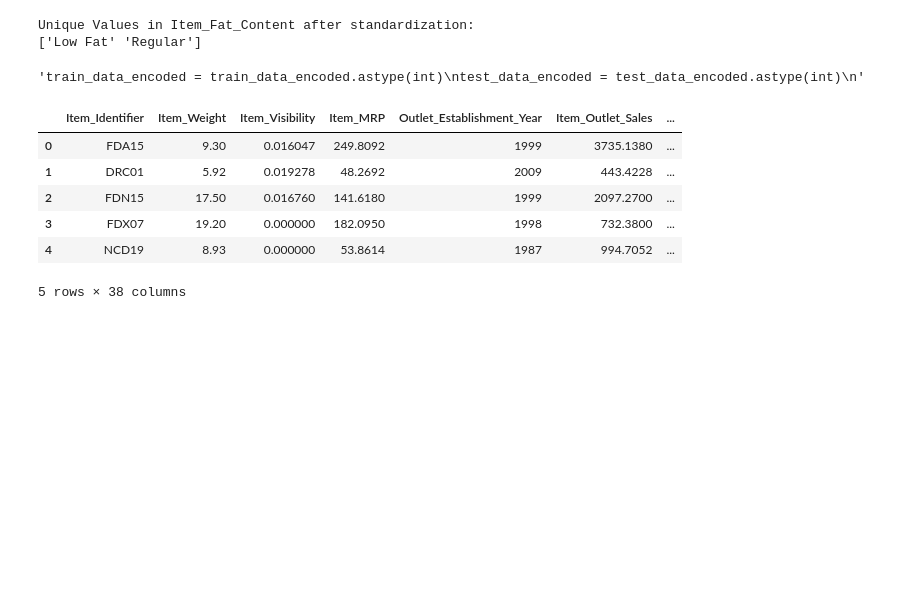
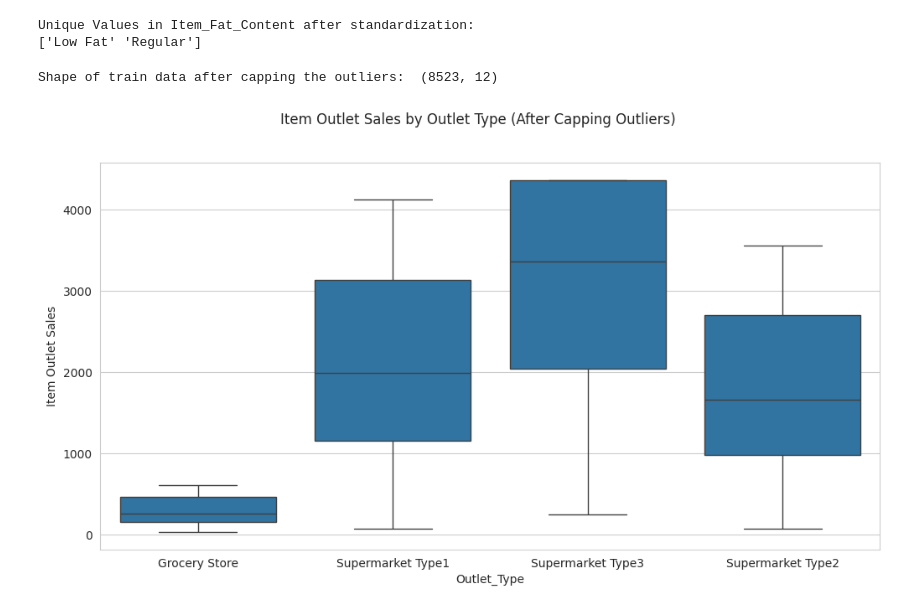
Before and after one commit to AromaDsouza/BigMart_Sales_Prediction, a Jupyter notebook: BigMart_Sales_Prediction.ipynb, the cells around one changed output. Saved outputs shown, nothing was run; the diff lists cells and outputs as text; code cells hidden in the pictures; blank space fills up the shorter version.

```diff
--- a/BigMart_Sales_Prediction.ipynb
+++ b/BigMart_Sales_Prediction.ipynb
@@ -371,6 +372,40 @@ print(train_data['Item_Fat_Content'].unique())
 # %% [output]
 Unique Values in Item_Fat_Content after standardization:
 ['Low Fat' 'Regular']
+# %%
+def cap_outliers(df, column):
+  Q1 = df[column].quantile(0.25)
+  Q3 = df[column].quantile(0.75)
+  IQR = Q3 - Q1
+  lower_bound = Q1 - 1.5 * IQR
+  upper_bound = Q1 + 1.5 * IQR
+
+  df[column] = np.where(df[column] < lower_bound, lower_bound, df[column])
+  df[column] = np.where(df[column] > upper_bound, upper_bound, df[column])
+  return df
+
+def cap_outliers_grouped(df, column, group_by_column):
+  df = df.groupby(group_by_column, group_keys=False).apply(lambda x: cap_outliers(x.copy(), column).reset_index(drop=True))
+  return df
+
+train_data = cap_outliers_grouped(train_data, 'Item_Outlet_Sales', 'Outlet_Type')
+train_data = cap_outliers_grouped(train_data, 'Item_Outlet_Sales', 'Outlet_Size')
+train_data = cap_outliers_grouped(train_data, 'Item_Outlet_Sales', 'Outlet_Establishment_Year')
+train_data = cap_outliers_grouped(train_data, 'Item_Outlet_Sales', 'Outlet_Location_Type')
+
+print("Shape of train data after capping the outliers: ", train_data.shape)
+# %% [output]
+Shape of train data after capping the outliers:  (8523, 12)
+# %%
+plt.title = plt.suptitle
+plt.figure(figsize=(12, 6))
+sns.boxplot(x='Outlet_Type', y='Item_Outlet_Sales', data = train_data)
+plt.title('Item Outlet Sales by Outlet Type (After Capping Outliers)')
+plt.xlabel('Outlet_Type')
+plt.ylabel('Item Outlet Sales')
+plt.show()
+# %% [output]
+[figure, added]
 # %%
 #OneHotEncoding
 
@@ -383,15 +418,5 @@ test_data_encoded = pd.get_dummies(test_data, columns = columns_to_encode, drop_
 '''train_data_encoded = train_data_encoded.astype(int)
 test_data_encoded = test_data_encoded.astype(int)
 '''
-# %% [output]
-'train_data_encoded = train_data_encoded.astype(int)\ntest_data_encoded = test_data_encoded.astype(int)\n'
 # %%
 train_data_encoded.head()
-# %% [output]
-|  | Item_Identifier | Item_Weight | Item_Visibility | Item_MRP | Outlet_Establishment_Year | Item_Outlet_Sales | ... |
-| 0 | FDA15 | 9.30 | 0.016047 | 249.8092 | 1999 | 3735.1380 | ... |
-| 1 | DRC01 | 5.92 | 0.019278 | 48.2692 | 2009 | 443.4228 | ... |
-| 2 | FDN15 | 17.50 | 0.016760 | 141.6180 | 1999 | 2097.2700 | ... |
-| 3 | FDX07 | 19.20 | 0.000000 | 182.0950 | 1998 | 732.3800 | ... |
-| 4 | NCD19 | 8.93 | 0.000000 | 53.8614 | 1987 | 994.7052 | ... |
-5 rows × 38 columns
```
Also changed, not shown: parts of 1 cell of this notebook.
